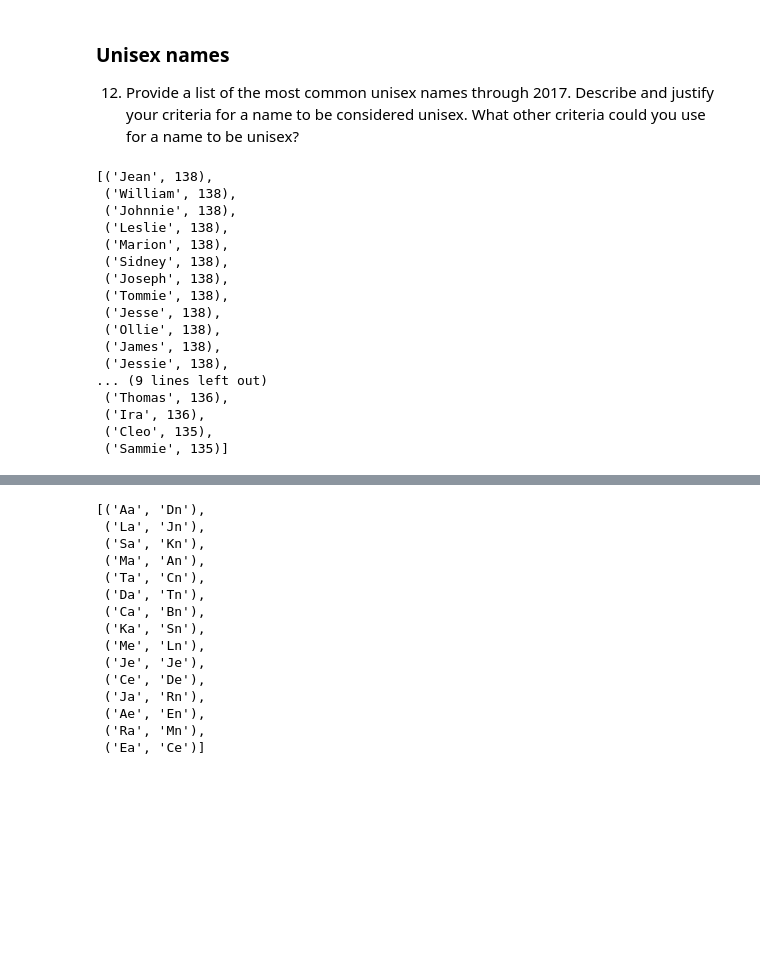
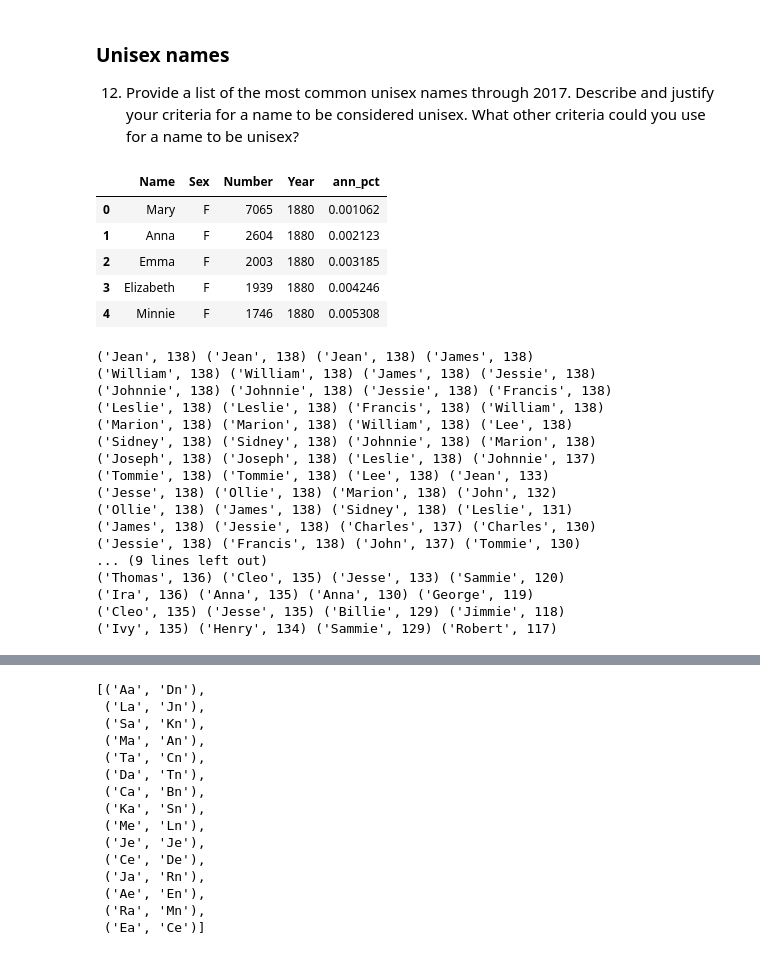
Before and after one commit to tjslezak/dignity-health-challenge, a Jupyter notebook: dh-challenge.ipynb, the cells around one changed output, grey strips where cells are left out. Drawn from its saved outputs; the diff is of its cells as text; code cells hidden in the pictures; blank space fills up the shorter version.

```diff
--- a/dh-challenge.ipynb
+++ b/dh-challenge.ipynb
@@ -229,20 +219,14 @@ for year in df.Year.unique():
-# %%
-countr.most_common(25)
-# %% [output]
-[('Jean', 138),
- ('William', 138),
- ('Johnnie', 138),
- ('Leslie', 138),
- ('Marion', 138),
- ('Sidney', 138),
- ('Joseph', 138),
- ('Tommie', 138),
- ('Jesse', 138),
- ('Ollie', 138),
- ('James', 138),
- ('Jessie', 138),
-... (9 lines left out)
- ('Thomas', 136),
- ('Ira', 136),
- ('Cleo', 135),
- ('Sammie', 135)]
+# %%
+for year in df.Year.unique():
+    for sex in ('F', 'M'):
+        yidx = df[(df.Year == year) & (df.Sex == sex)].index
+        df.at[yidx, 'ann_pct'] = df.loc[yidx, 'Year'].rank(method='first', pct=True)
+
+df.head()
+# %% [output]
+|  | Name | Sex | Number | Year | ann_pct |
+| 0 | Mary | F | 7065 | 1880 | 0.001062 |
+| 1 | Anna | F | 2604 | 1880 | 0.002123 |
+| 2 | Emma | F | 2003 | 1880 | 0.003185 |
+| 3 | Elizabeth | F | 1939 | 1880 | 0.004246 |
+| 4 | Minnie | F | 1746 | 1880 | 0.005308 |
@@ -249,2 +256,23 @@ countr.most_common(25)
+# %%
+for a, b, c, d in zip(c95.most_common(25), c90.most_common(25), c75.most_common(25), c50.most_common(25)):
+    print(a, b, c ,d)
+# %% [output]
+('Jean', 138) ('Jean', 138) ('Jean', 138) ('James', 138)
+('William', 138) ('William', 138) ('James', 138) ('Jessie', 138)
+('Johnnie', 138) ('Johnnie', 138) ('Jessie', 138) ('Francis', 138)
+('Leslie', 138) ('Leslie', 138) ('Francis', 138) ('William', 138)
+('Marion', 138) ('Marion', 138) ('William', 138) ('Lee', 138)
+('Sidney', 138) ('Sidney', 138) ('Johnnie', 138) ('Marion', 138)
+('Joseph', 138) ('Joseph', 138) ('Leslie', 138) ('Johnnie', 137)
+('Tommie', 138) ('Tommie', 138) ('Lee', 138) ('Jean', 133)
+('Jesse', 138) ('Ollie', 138) ('Marion', 138) ('John', 132)
+('Ollie', 138) ('James', 138) ('Sidney', 138) ('Leslie', 131)
+('James', 138) ('Jessie', 138) ('Charles', 137) ('Charles', 130)
+('Jessie', 138) ('Francis', 138) ('John', 137) ('Tommie', 130)
+... (9 lines left out)
+('Thomas', 136) ('Cleo', 135) ('Jesse', 133) ('Sammie', 120)
+('Ira', 136) ('Anna', 135) ('Anna', 130) ('George', 119)
+('Cleo', 135) ('Jesse', 135) ('Billie', 129) ('Jimmie', 118)
+('Ivy', 135) ('Henry', 134) ('Sammie', 129) ('Robert', 117)
 # %%
 df.head()
```
Also changed, not shown: parts of 21 cells of this notebook.
